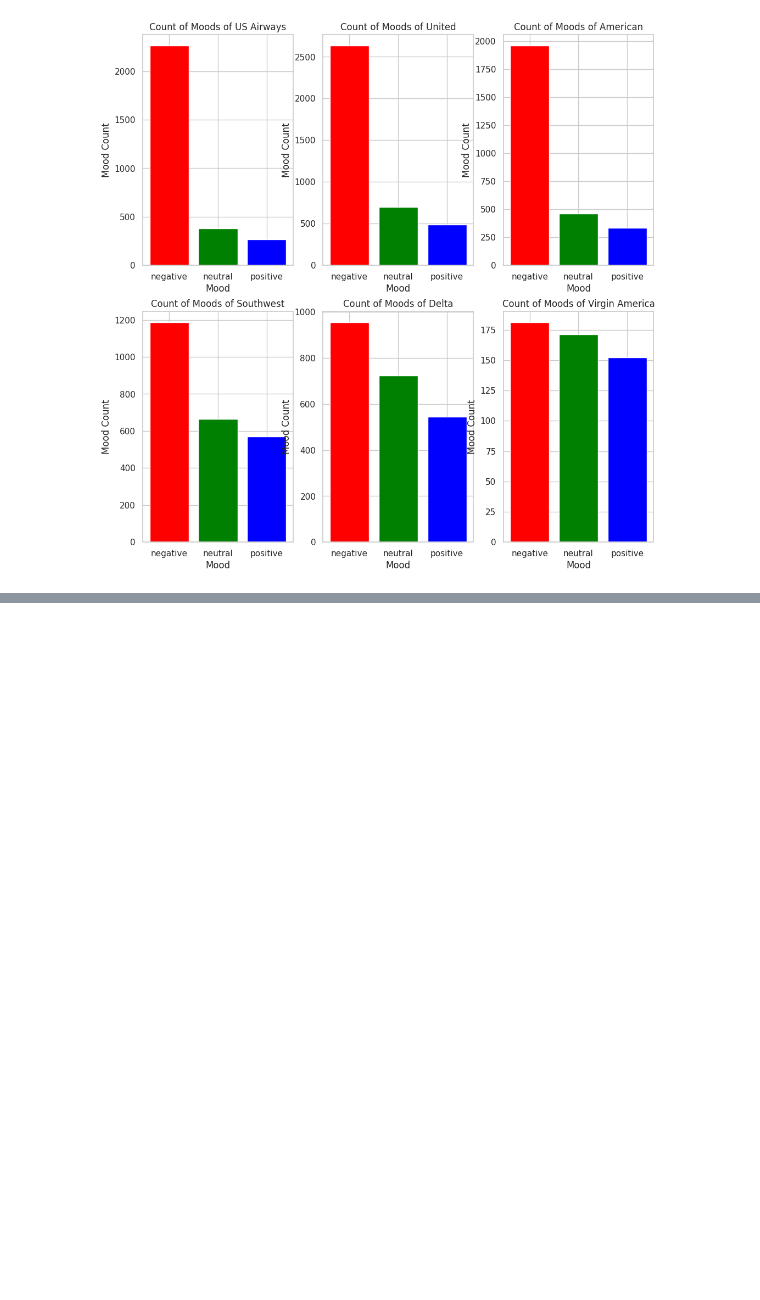
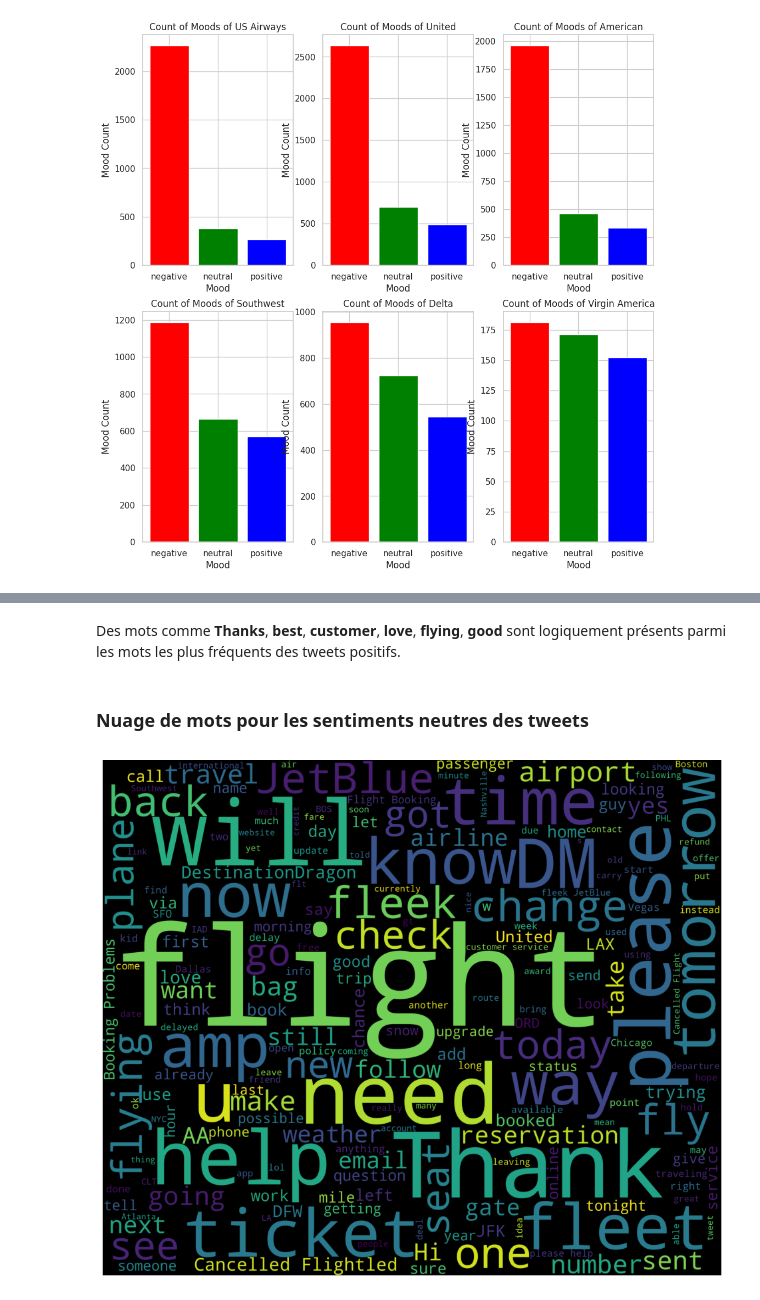
Before and after one commit to OUSSAMAEDDERKAOUI/aerostream-nlp-sentiment-analysis, a Jupyter notebook: notebooks/02_eda.ipynb, the cells around one changed output, grey strips where cells are left out. Cells and saved outputs as stored; diff of their text form; code cells hidden in the pictures; blank space fills up the shorter version.

```diff
--- a/notebooks/02_eda.ipynb
+++ b/notebooks/02_eda.ipynb
@@ -119,0 +181,23 @@ Name: airline_sentiment, dtype: int64
+# %% [markdown]
+Des mots comme **Thanks**, **best**, **customer**, **love**, **flying**, **good** sont logiquement présents parmi les mots les plus fréquents des tweets positifs.
+# %% [markdown]
+### Nuage de mots pour les sentiments neutres des tweets
+# %%
+new_df=df[df['airline_sentiment']=='neutral']
+words = ' '.join(new_df['text'])
+cleaned_word = " ".join([word for word in words.split()
+                            if 'http' not in word
+                                and not word.startswith('@')
+                                and word != 'RT'
+                            ])
+wordcloud = WordCloud(stopwords=STOPWORDS,
+                      background_color='black',
+                      width=3000,
+                      height=2500
+                     ).generate(cleaned_word)
+plt.figure(1,figsize=(12, 12))
+plt.imshow(wordcloud)
+plt.axis('off')
+plt.show()
+# %% [output]
+[figure, added]
```
Also changed, not shown: parts of 21 cells of this notebook, 1 other file.
